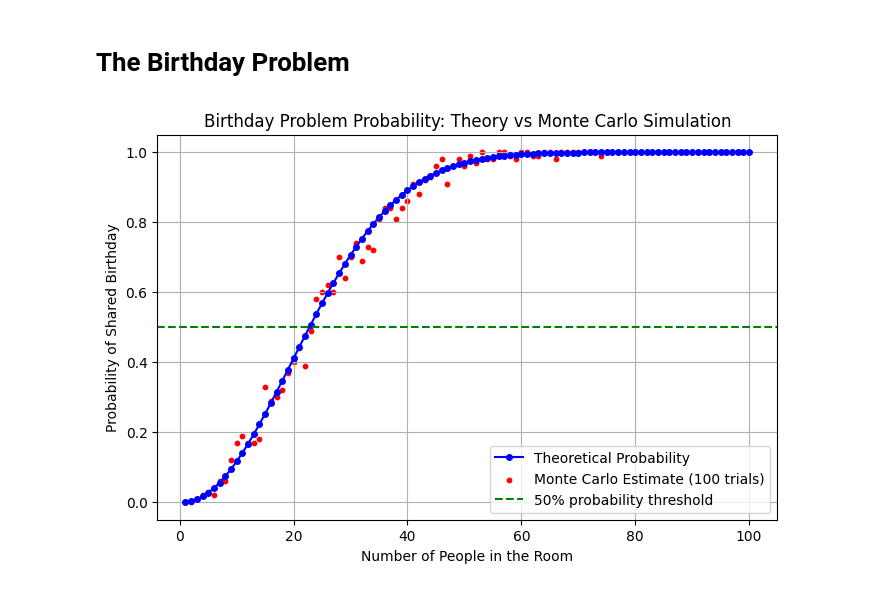
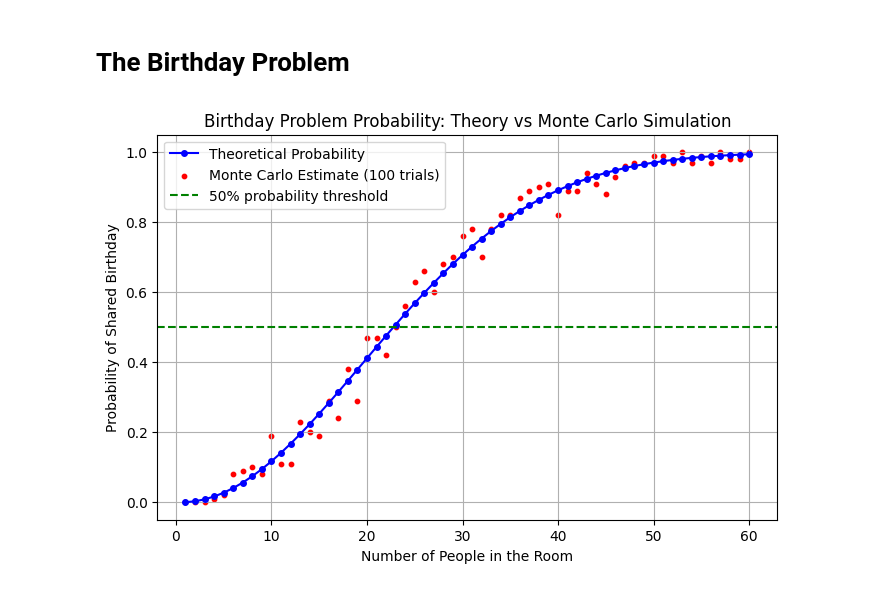
Before and after one commit to yoninazarathy/uq-stat2003-demos, a Jupyter notebook: BirthdayProblem.ipynb, the cells around one changed output. Cells and saved outputs as stored; diff of their text form; code cells hidden in the pictures.

Commit message:
update plot range birthday problem

```diff
--- a/BirthdayProblem.ipynb
+++ b/BirthdayProblem.ipynb
@@ -22,32 +22,33 @@ def birthday_problem_probability(n):
     return 1 - prob_unique  # Probability that at least one birthday is shared
 
 def monte_carlo_birthday_simulation(n, trials=10):
     """Estimates the probability using a Monte Carlo simulation."""
     count_shared_birthday = 0
     for _ in range(trials):
         birthdays = np.random.randint(0, 365, size=n)  # Assign random birthdays
         if len(birthdays) != len(set(birthdays)):  # Check for duplicates
             count_shared_birthday += 1
     return count_shared_birthday / trials
 
 # Compute probabilities for different group sizes
-group_sizes = np.arange(1, 101)  # From 1 to 100 people
+plot_range = 60
+group_sizes = np.arange(1, plot_range+1)
 theoretical_probabilities = [birthday_problem_probability(n) for n in group_sizes]
 
 # Monte Carlo simulation for each group size
 trials = 100  # Number of simulations per group size
 simulated_probabilities = [monte_carlo_birthday_simulation(n, trials) for n in group_sizes]
 
 # Plot results
 plt.figure(figsize=(8, 5))
 plt.plot(group_sizes, theoretical_probabilities, marker='o', ms=4, linestyle='-', color='b', label="Theoretical Probability")
 plt.scatter(group_sizes, simulated_probabilities, color='r', s=10, label=f"Monte Carlo Estimate ({trials} trials)")
 plt.axhline(y=0.5, color='g', linestyle='--', label="50% probability threshold")
 plt.xlabel("Number of People in the Room")
 plt.ylabel("Probability of Shared Birthday")
 plt.title("Birthday Problem Probability: Theory vs Monte Carlo Simulation")
 plt.legend()
 plt.grid()
 plt.show()
 # %% [output]
-[figure, old version]
+[figure, new version]
```
